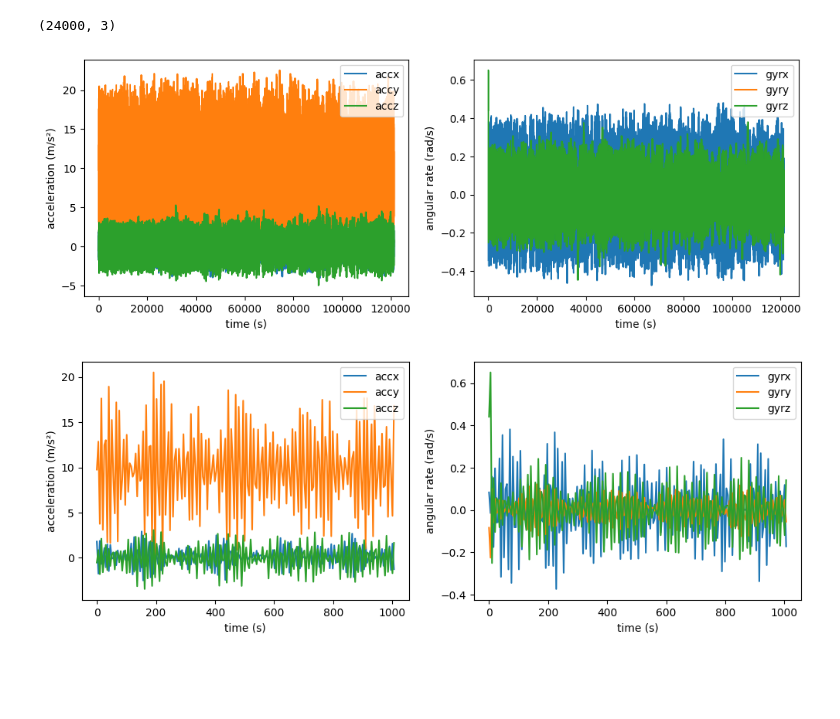
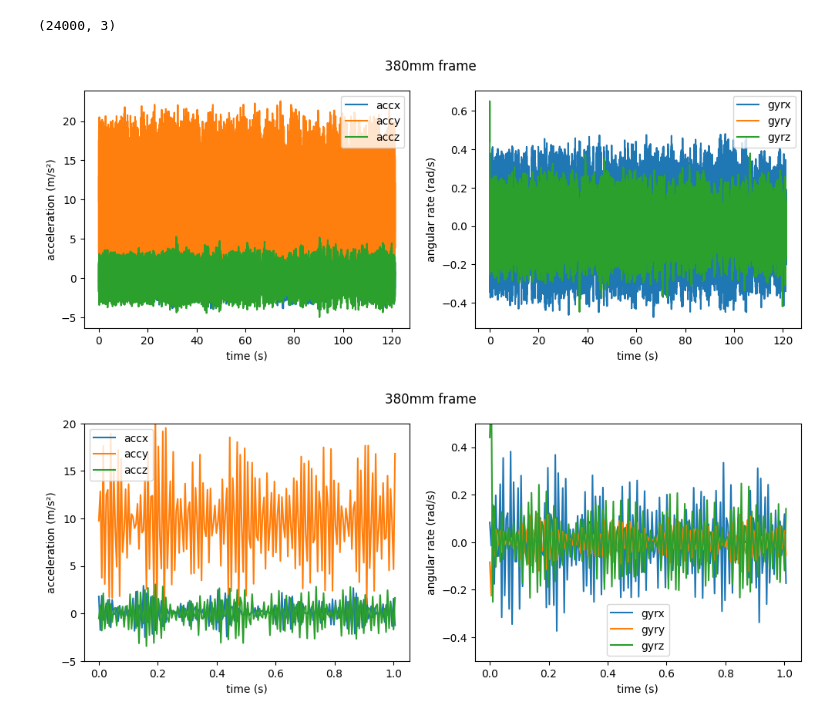
Before and after one commit to diplodocuslongus/depthai2know, a Jupyter notebook: IMU/compare_drones_OAKLight_flight_manual.ipynb, the cells around one changed output. Saved outputs shown, nothing was run; the diff lists cells and outputs as text; code cells hidden in the pictures; blank space fills up the shorter version.

```diff
--- a/IMU/compare_drones_OAKLight_flight_manual.ipynb
+++ b/IMU/compare_drones_OAKLight_flight_manual.ipynb
@@ -145,7 +139,7 @@ print(acceleration_xyz.shape)
 # %%
 fig,ax = plt.subplots(1,2,figsize=(12,4))
 for i in range(3):
-    ax[0].plot(ts,acceleration_xyz[:,i],label = acc_plot_label[i])
+    ax[0].plot(ts/1000,acceleration_xyz[:,i],label = acc_plot_label[i])
     ax[0].set_xlabel('time (s)')
     ax[0].set_ylabel('acceleration (m/s²)')
     ax[0].legend()
@@ -153,4 +147,6 @@ for i in range(3):
     ax[1].set_xlabel('time (s)')
     ax[1].set_ylabel('angular rate (rad/s)')
     ax[1].legend()
+fig.suptitle("230mm frame")
+fig.savefig("230frame_acc_gyro_2mn.png")
 # %% [output]
@@ -161,12 +157,16 @@ nbs = 200
 fig,ax = plt.subplots(1,2,figsize=(12,4))
 # ax[0].plot(ts[:nbs],acceleration_xyz[:nbs,1],label = acc_plot_label[1])
 for i in range(3):
-    ax[0].plot(ts[:nbs],acceleration_xyz[:nbs,i],label = acc_plot_label[i])
+    ax[0].plot(ts[:nbs]/1000,acceleration_xyz[:nbs,i],label = acc_plot_label[i])
     ax[0].set_xlabel('time (s)')
     ax[0].set_ylabel('acceleration (m/s²)')
+    ax[0].set_ylim(-5,20)
     ax[0].legend()
-    ax[1].plot(ts[:nbs],rotationrate_xyz[:nbs,i],label = gyr_plot_label[i])
+    ax[1].plot(ts[:nbs]/1000,rotationrate_xyz[:nbs,i],label = gyr_plot_label[i])
     ax[1].set_xlabel('time (s)')
     ax[1].set_ylabel('angular rate (rad/s)')
+    ax[1].set_ylim(-0.5,0.5)
     ax[1].legend()
+fig.suptitle("230mm frame (1s)")
+fig.savefig("230frame_acc_gyro_2mn_1s.png")
 # %% [output]
@@ -174,6 +176,6 @@ for i in range(3):
 # %%
 PATH2FILE = HOME + '/Data/Drones/IMU/380_frame/31052024/'
-MEAS_FILENAME_NO_EXT = 'OAKLight_BMI270_2mn_SR200_FlightManual_yUp'
+MEAS_FILENAME_NO_EXT = 'OAKLight_BMI270_2mn_SR200_FlightManual'
 CSV_FILENAME = PATH2FILE + MEAS_FILENAME_NO_EXT + '.csv'
 # some string manip
 split_btwn__ = MEAS_FILENAME_NO_EXT.split('_')
@@ -266,32 +262,38 @@ print(acceleration_xyz.shape)
 # %%
 fig,ax = plt.subplots(1,2,figsize=(12,4))
 for i in range(3):
-    ax[0].plot(ts,acceleration_xyz[:,i],label = acc_plot_label[i])
+    ax[0].plot(ts/1000,acceleration_xyz[:,i],label = acc_plot_label[i])
     ax[0].set_xlabel('time (s)')
     ax[0].set_ylabel('acceleration (m/s²)')
     ax[0].legend()
-    ax[1].plot(ts,rotationrate_xyz[:,i],label = gyr_plot_label[i])
+    ax[1].plot(ts/1000,rotationrate_xyz[:,i],label = gyr_plot_label[i])
     ax[1].set_xlabel('time (s)')
     ax[1].set_ylabel('angular rate (rad/s)')
     ax[1].legend()
+fig.suptitle("380mm frame")
+fig.savefig("380frame_acc_gyro_2mn.png")
 # %% [output]
-[figure, old version]
+[figure, new version]
 # %%
 # zoom in
 nbs = 200
 fig,ax = plt.subplots(1,2,figsize=(12,4))
 # ax[0].plot(ts[:nbs],acceleration_xyz[:nbs,1],label = acc_plot_label[1])
 for i in range(3):
-    ax[0].plot(ts[:nbs],acceleration_xyz[:nbs,i],label = acc_plot_label[i])
+    ax[0].plot(ts[:nbs]/1000,acceleration_xyz[:nbs,i],label = acc_plot_label[i])
     ax[0].set_xlabel('time (s)')
     ax[0].set_ylabel('acceleration (m/s²)')
+    ax[0].set_ylim(-5,20)
     ax[0].legend()
-    ax[1].plot(ts[:nbs],rotationrate_xyz[:nbs,i],label = gyr_plot_label[i])
+    ax[1].plot(ts[:nbs]/1000,rotationrate_xyz[:nbs,i],label = gyr_plot_label[i])
     ax[1].set_xlabel('time (s)')
     ax[1].set_ylabel('angular rate (rad/s)')
+    ax[1].set_ylim(-0.5,0.5)
     ax[1].legend()
+fig.suptitle("380mm frame")
+fig.savefig("380frame_acc_gyro_2mn_1s.png")
 # %% [output]
-[figure, old version]
+[figure, new version]
 # %%
 
 if ACCELERATION_UNIT_FOR_NOISE == 'm/s²':
```
Also changed, not shown: parts of 10 cells of this notebook, 9 other files.
